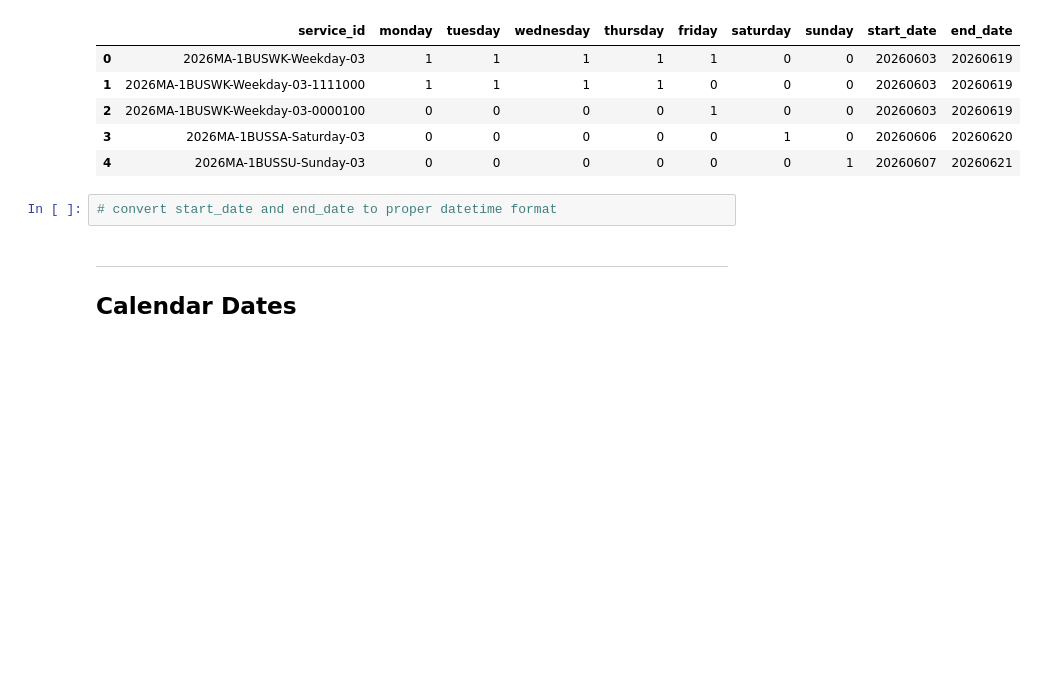
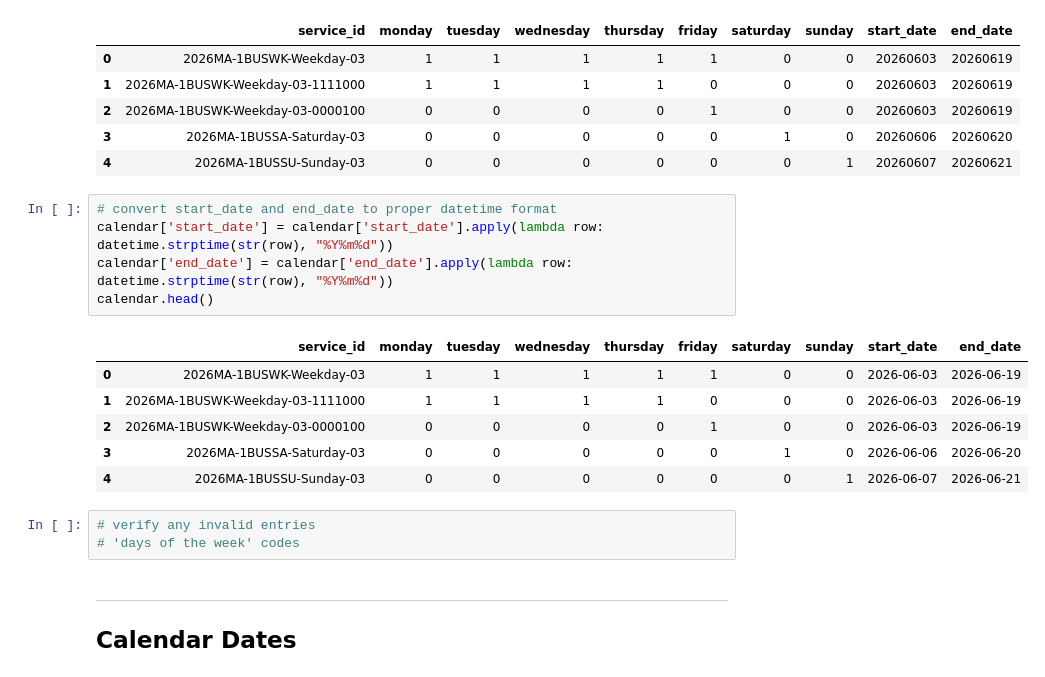
Before and after one commit to Mathemusician1729/Calgary-Transit-Intelligence-Engine, a Jupyter notebook: gtfs_static.ipynb, the cells around one changed output. Cells and saved outputs as stored; diff of their text form; blank space fills up the shorter version.

Commit message:
cleaned and formatted times and dates

```diff
--- a/main.ipynb
+++ b/gtfs_static.ipynb
@@ -308,6 +346,19 @@ dtype: int64
 | 4 | 2026MA-1BUSSU-Sunday-03 | 0 | 0 | 0 | 0 | 0 | 0 | 1 | 20260607 | 20260621 |
 # %%
 # convert start_date and end_date to proper datetime format
+calendar['start_date'] = calendar['start_date'].apply(lambda row: datetime.strptime(str(row), "%Y%m%d"))
+calendar['end_date'] = calendar['end_date'].apply(lambda row: datetime.strptime(str(row), "%Y%m%d"))
+calendar.head()
+# %% [output]
+|  | service_id | monday | tuesday | wednesday | thursday | friday | saturday | sunday | start_date | end_date |
+| 0 | 2026MA-1BUSWK-Weekday-03 | 1 | 1 | 1 | 1 | 1 | 0 | 0 | 2026-06-03 | 2026-06-19 |
+| 1 | 2026MA-1BUSWK-Weekday-03-1111000 | 1 | 1 | 1 | 1 | 0 | 0 | 0 | 2026-06-03 | 2026-06-19 |
+| 2 | 2026MA-1BUSWK-Weekday-03-0000100 | 0 | 0 | 0 | 0 | 1 | 0 | 0 | 2026-06-03 | 2026-06-19 |
+| 3 | 2026MA-1BUSSA-Saturday-03 | 0 | 0 | 0 | 0 | 0 | 1 | 0 | 2026-06-06 | 2026-06-20 |
+| 4 | 2026MA-1BUSSU-Sunday-03 | 0 | 0 | 0 | 0 | 0 | 0 | 1 | 2026-06-07 | 2026-06-21 |
+# %%
+# verify any invalid entries
+# 'days of the week' codes
 # %% [markdown]
 ---
 
```
Also changed, not shown: parts of 13 cells of this notebook.
